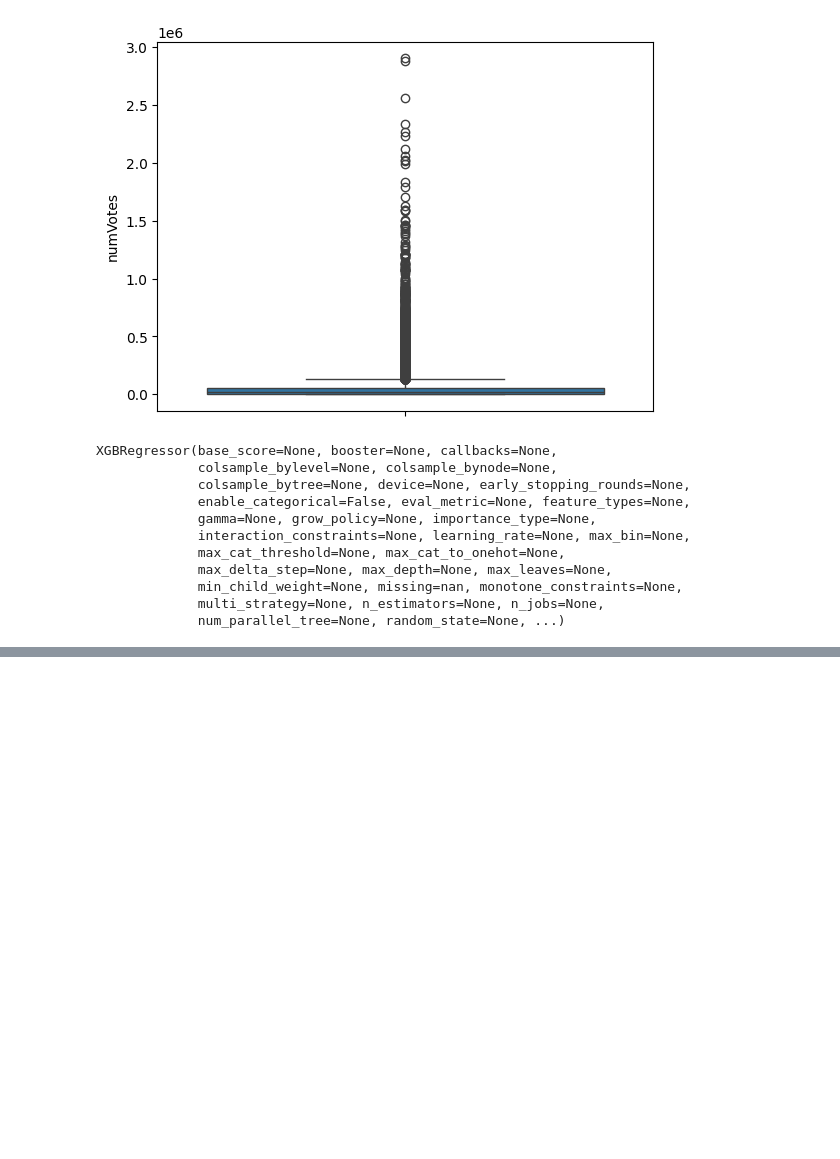
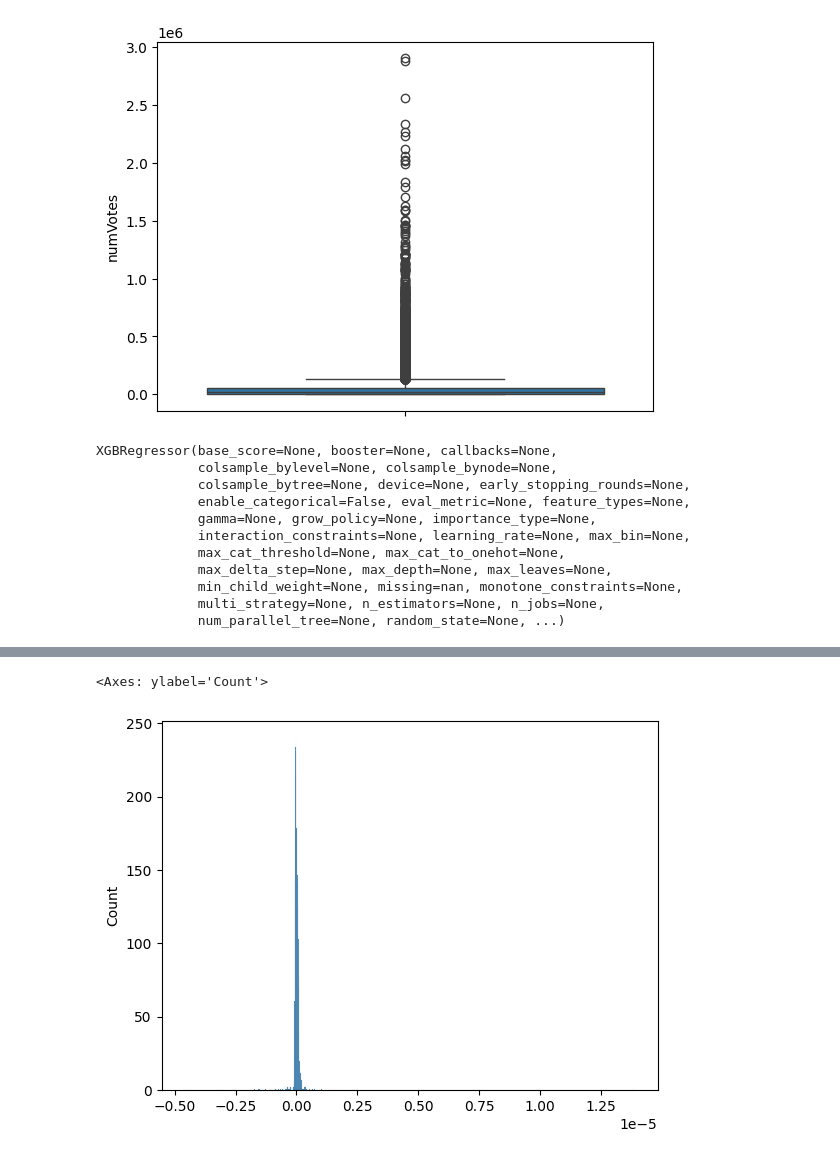
Before and after one commit to foxyreign/AAA_Movie, a Jupyter notebook: Data_Strategy_Plan_for_AAA.ipynb, the cells around one changed output, grey strips where cells are left out. Cells and saved outputs as stored; diff of their text form; code cells hidden in the pictures; blank space fills up the shorter version.

```diff
--- a/Data_Strategy_Plan_for_AAA.ipynb
+++ b/Data_Strategy_Plan_for_AAA.ipynb
@@ -610,0 +684,19 @@ model_features.to_csv('Features Importance.csv')
+# %%
+# Create dataset for linear regression modeling
+hit = hit_movie.filter(['metric',
+                        'num_critic_reviews',
+                        'duration',
+                        'director_facebook_likes',
+                        'num_users_voted',
+                        'cast_total_facebook_likes',
+                        'movie_score',
+                        'movie_facebook_likes',
+                        'gross',
+                        'budget'], axis=1)
+# %%
+from sklearn import preprocessing
+
+# Normalize all columns
+d = preprocessing.normalize(hit)
+scaled_hit = pd.DataFrame(d, columns=hit.columns)
+scaled_hit
@@ -610,0 +717,6 @@ model_features.to_csv('Features Importance.csv')
+# %%
+from statsmodels.formula.api import ols
+
+# Compute equation based on key metric
+hit_model = ols('metric ~ num_critic_reviews + duration + director_facebook_likes + num_users_voted + cast_total_facebook_likes + movie_score + movie_facebook_likes + gross + budget', data=scaled_hit).fit()
+print(hit_model.summary())
@@ -610,0 +741,5 @@ model_features.to_csv('Features Importance.csv')
+# %%
+sns.histplot(hit_model.resid)
+# %% [output]
+<Axes: ylabel='Count'>
+[figure, added]
```
Also changed, not shown: parts of 15 cells of this notebook.
